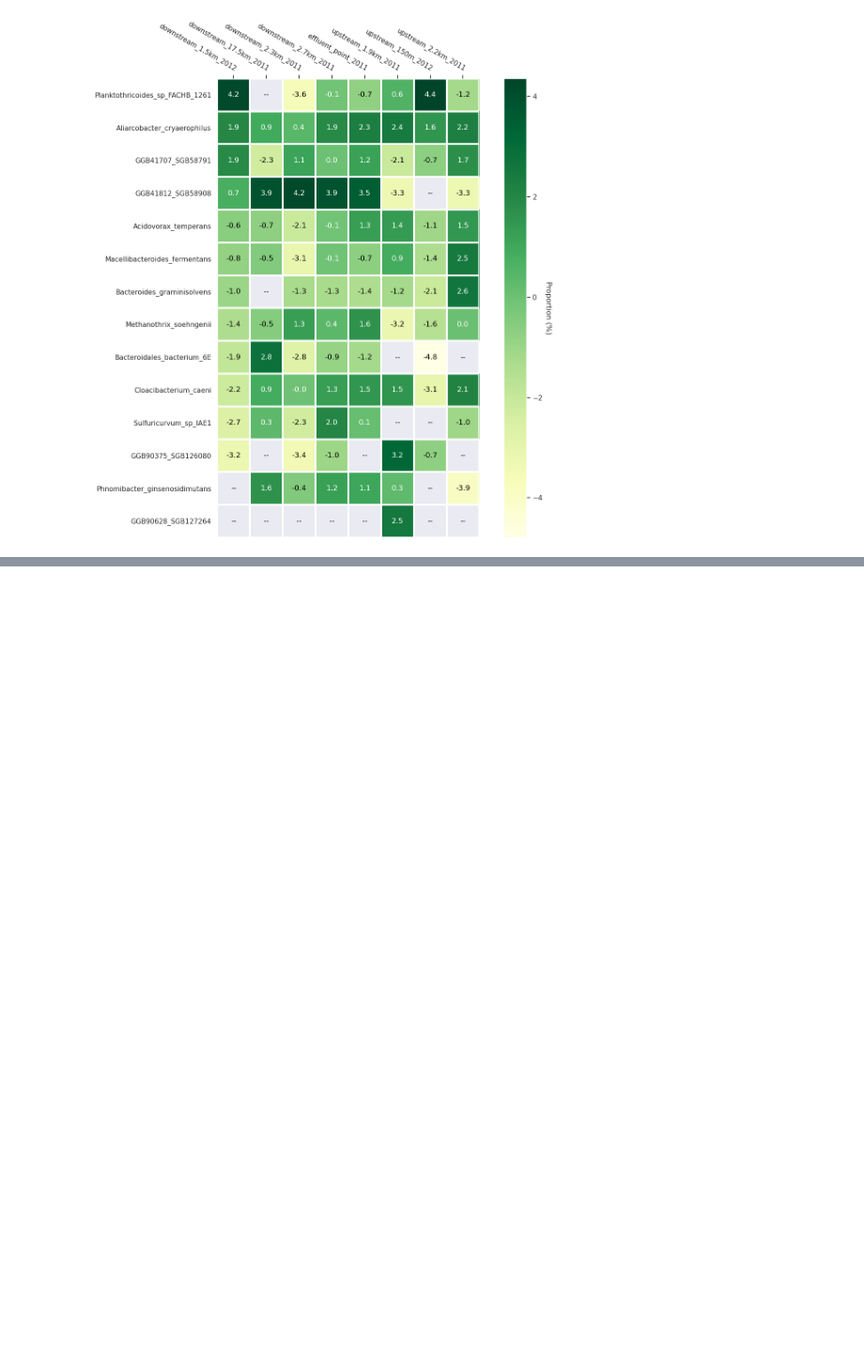
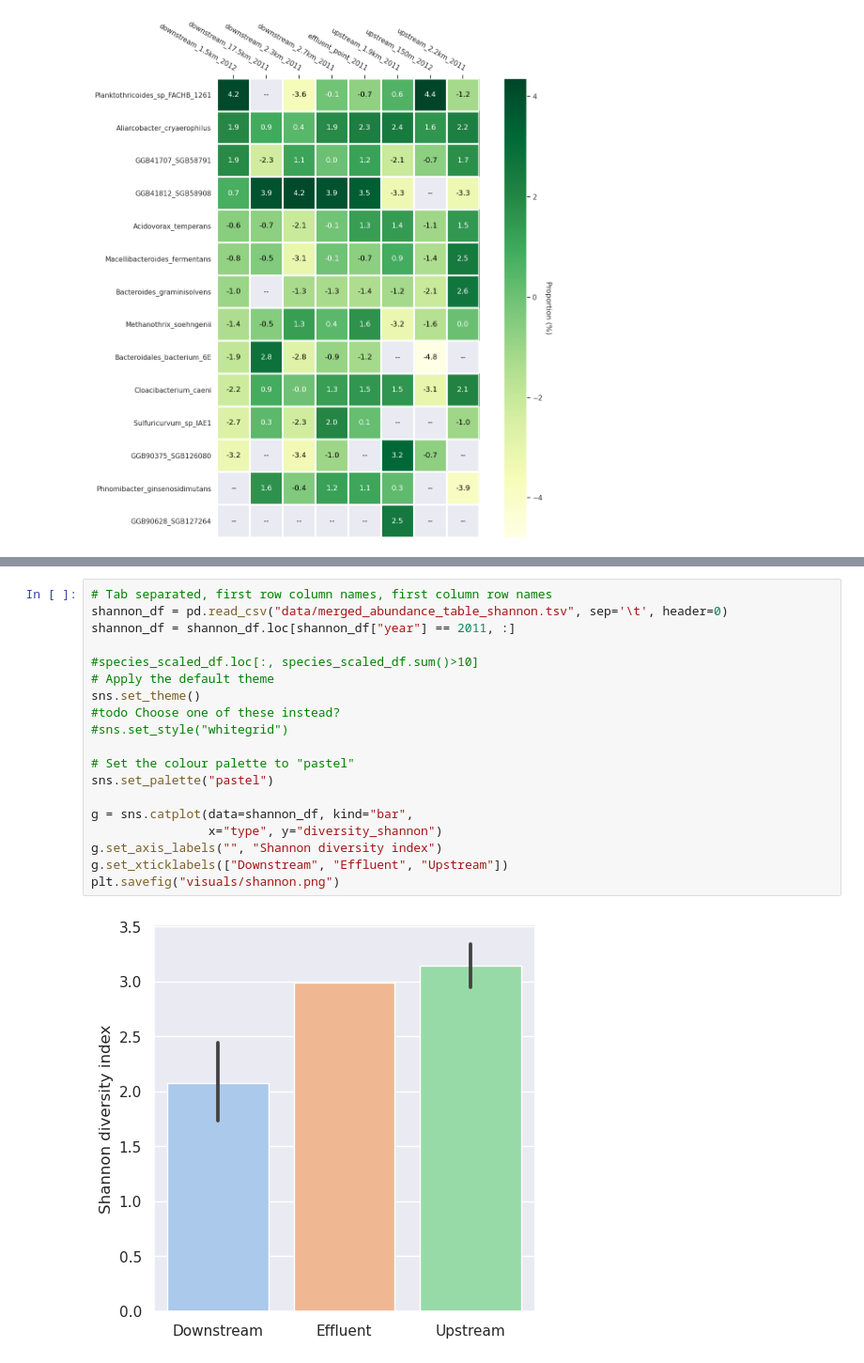
Before and after one commit to blomfelt/BBT045_Project, a Jupyter notebook: Project_group1.ipynb, the cells around one changed output, grey strips where cells are left out. Shown at 94% size. Drawn from its saved outputs; the diff is of its cells as text; blank space fills up the shorter version.

```diff
--- a/Project_group1.ipynb
+++ b/Project_group1.ipynb
@@ -442,0 +448,21 @@ plt.show()
+# %%
+# Tab separated, first row column names, first column row names
+shannon_df = pd.read_csv("data/merged_abundance_table_shannon.tsv", sep='\t', header=0)
+shannon_df = shannon_df.loc[shannon_df["year"] == 2011, :]
+
+#species_scaled_df.loc[:, species_scaled_df.sum()>10]
+# Apply the default theme
+sns.set_theme()
+#todo Choose one of these instead?
+#sns.set_style("whitegrid")
+
+# Set the colour palette to "pastel"
+sns.set_palette("pastel")
+
+g = sns.catplot(data=shannon_df, kind="bar",
+                x="type", y="diversity_shannon")
+g.set_axis_labels("", "Shannon diversity index")
+g.set_xticklabels(["Downstream", "Effluent", "Upstream"])
+plt.savefig("visuals/shannon.png")
+# %% [output]
+[figure, added]
```
Also changed, not shown: parts of 13 cells of this notebook, 25 other files.
